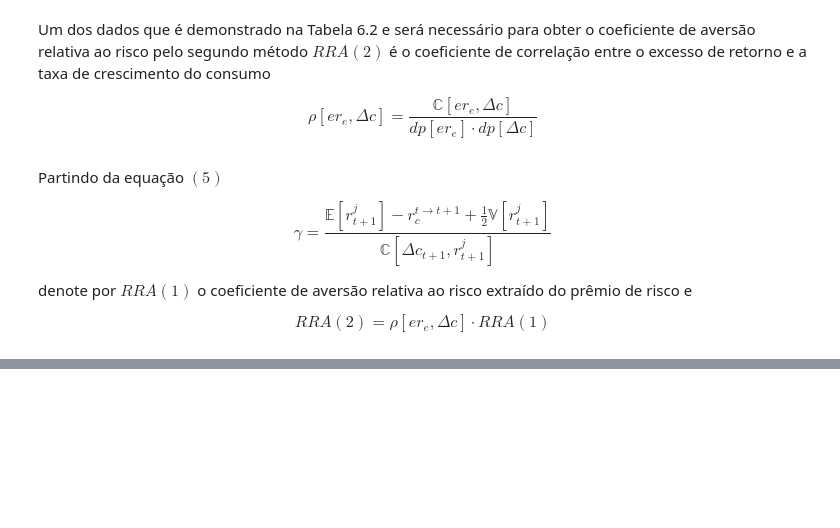
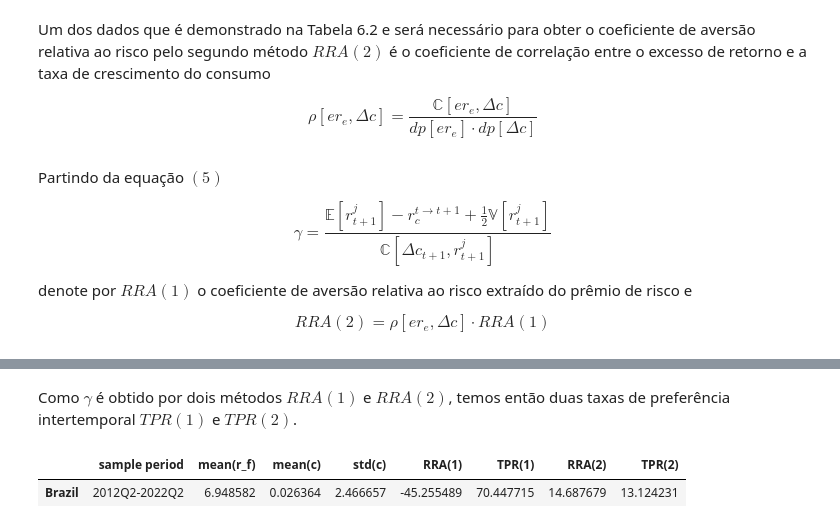
Before and after one commit to guimasuko/stochastic_discount_factor, a Jupyter notebook: stochastic_discount_factor.ipynb, the cells around one changed output, grey strips where cells are left out. Saved outputs shown, nothing was run; the diff lists cells and outputs as text; code cells hidden in the pictures; blank space fills up the shorter version.

```diff
--- a/stochastic_discount_factor.ipynb
+++ b/stochastic_discount_factor.ipynb
@@ -613,0 +622,9 @@ Tabela_6_2
+# %%
+# Período dos dados
+Tabela_6_3['sample period'] = '2012Q2-2022Q2'
+# %%
+Tabela_6_3['mean(r_f)'] = Tabela_6_1['mean(rf)']
+Tabela_6_3['mean(c)'] = Tabela_6_1['mean(c)']
+Tabela_6_3['std(c)'] = Tabela_6_1['std(c)']
+Tabela_6_3['RRA(1)'] = Tabela_6_2['RRA(1)']
+Tabela_6_3['RRA(2)'] = Tabela_6_2['RRA(2)']
@@ -613,0 +642,11 @@ Tabela_6_2
+# %% [markdown]
+Como $\gamma$ é obtido por dois métodos $RRA(1)$ e $RRA(2)$, temos então duas taxas de preferência intertemporal $TPR(1)$ e $TPR(2)$.
+# %%
+Tabela_6_3['TPR(1)'] = Tabela_6_3['mean(r_f)'] - Tabela_6_3['RRA(1)']*Tabela_6_3['mean(c)'] + (1/2)*(Tabela_6_3['RRA(1)']**2)*((Tabela_6_3['std(c)']/100)**2)*100
+# %%
+Tabela_6_3['TPR(2)'] = Tabela_6_3['mean(r_f)'] - Tabela_6_3['RRA(2)']*Tabela_6_3['mean(c)'] + (1/2)*(Tabela_6_3['RRA(2)']**2)*((Tabela_6_3['std(c)']/100)**2)*100
+# %%
+Tabela_6_3
+# %% [output]
+|  | sample period | mean(r_f) | mean(c) | std(c) | RRA(1) | TPR(1) | RRA(2) | TPR(2) |
+| Brazil | 2012Q2-2022Q2 | 6.948582 | 0.026364 | 2.466657 | -45.255489 | 70.447715 | 14.687679 | 13.124231 |
```
Also changed, not shown: parts of 10 cells of this notebook.
